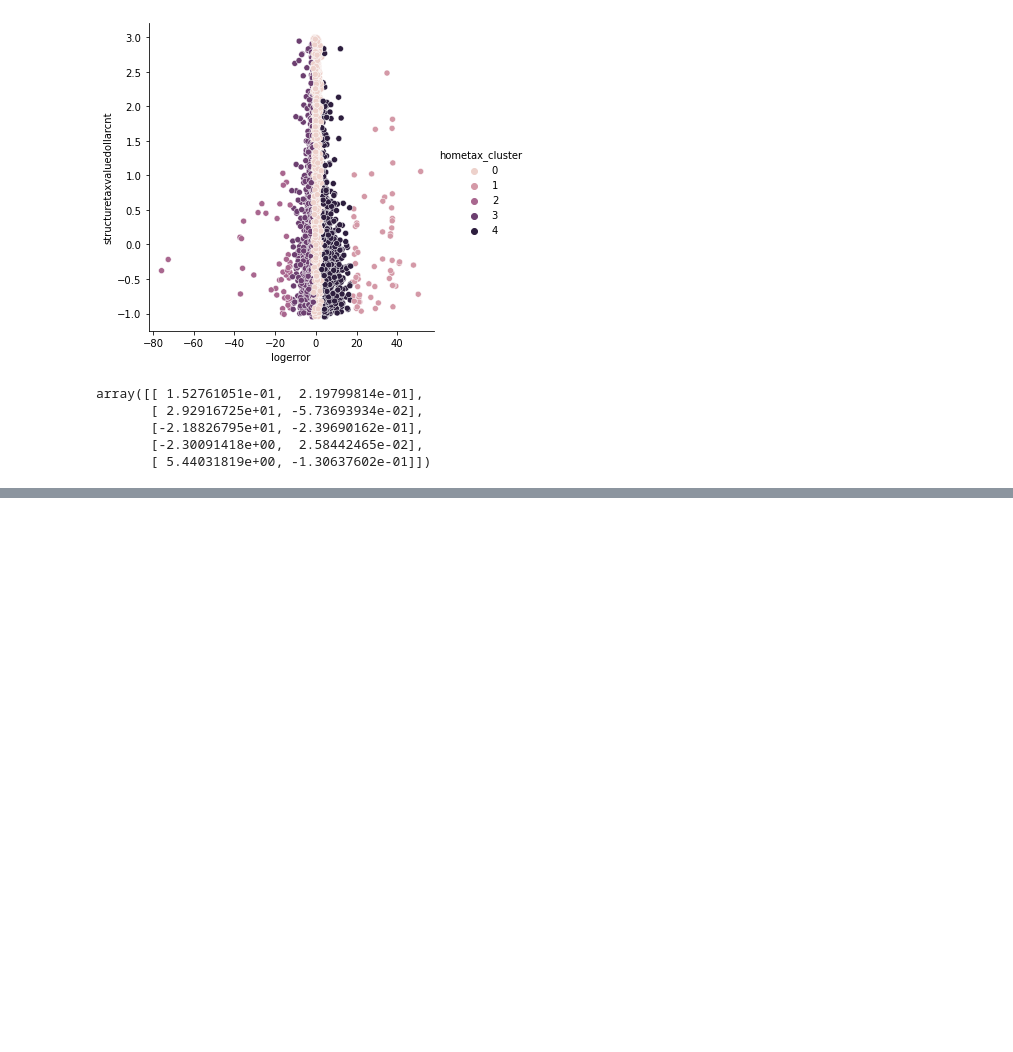
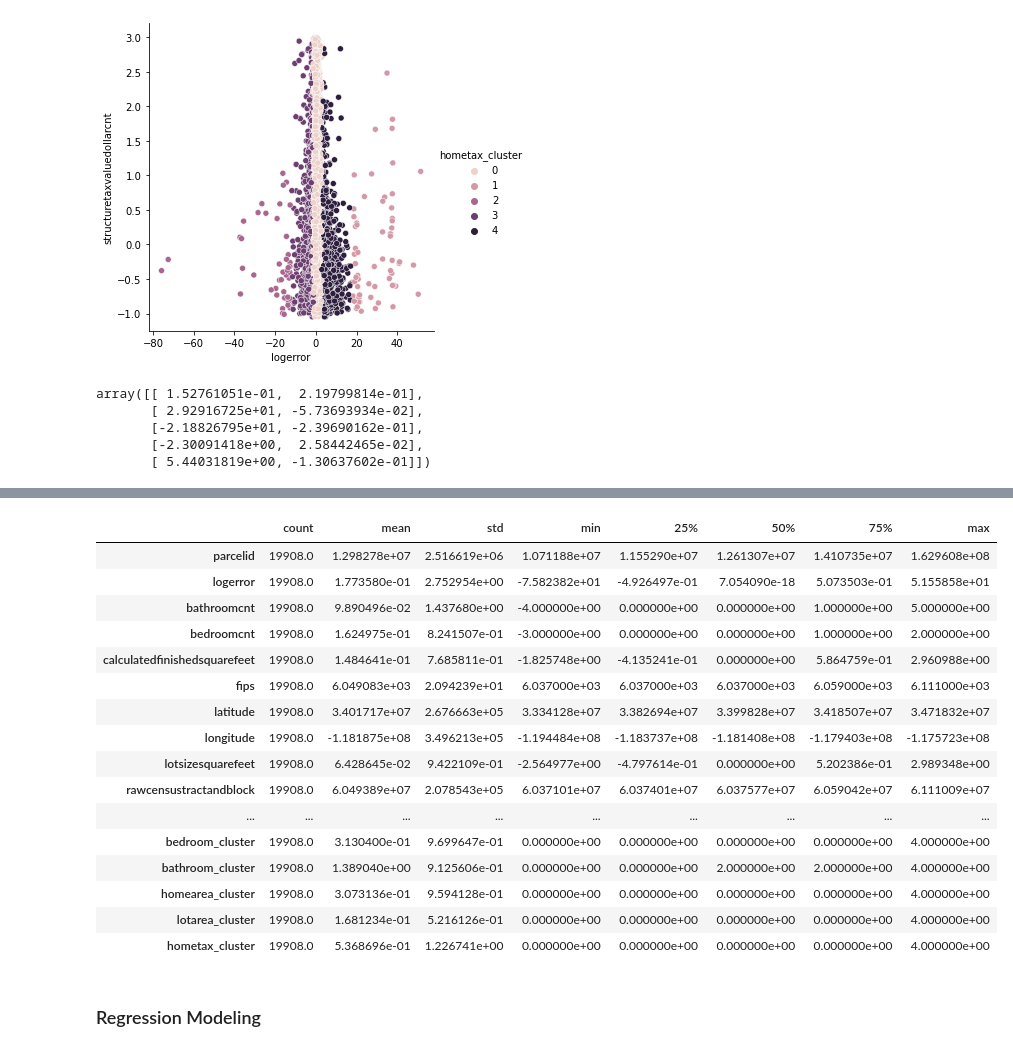
Before and after one commit to Jason-R-Turner/zillow_zestimate_errors_proj, a Jupyter notebook: Final_Notebook.ipynb, the cells around one changed output, grey strips where cells are left out. Saved outputs shown, nothing was run; the diff lists cells and outputs as text; code cells hidden in the pictures; blank space fills up the shorter version.

```diff
--- a/Final_Notebook.ipynb
+++ b/Final_Notebook.ipynb
@@ -515,0 +648,22 @@ array([[ 1.52761051e-01,  2.19799814e-01],
+# %%
+scaled_train.describe().T
+# %% [output]
+|  | count | mean | std | min | 25% | 50% | 75% | max |
+| parcelid | 19908.0 | 1.298278e+07 | 2.516619e+06 | 1.071188e+07 | 1.155290e+07 | 1.261307e+07 | 1.410735e+07 | 1.629608e+08 |
+| logerror | 19908.0 | 1.773580e-01 | 2.752954e+00 | -7.582382e+01 | -4.926497e-01 | 7.054090e-18 | 5.073503e-01 | 5.155858e+01 |
+| bathroomcnt | 19908.0 | 9.890496e-02 | 1.437680e+00 | -4.000000e+00 | 0.000000e+00 | 0.000000e+00 | 1.000000e+00 | 5.000000e+00 |
+| bedroomcnt | 19908.0 | 1.624975e-01 | 8.241507e-01 | -3.000000e+00 | 0.000000e+00 | 0.000000e+00 | 1.000000e+00 | 2.000000e+00 |
+| calculatedfinishedsquarefeet | 19908.0 | 1.484641e-01 | 7.685811e-01 | -1.825748e+00 | -4.135241e-01 | 0.000000e+00 | 5.864759e-01 | 2.960988e+00 |
+| fips | 19908.0 | 6.049083e+03 | 2.094239e+01 | 6.037000e+03 | 6.037000e+03 | 6.037000e+03 | 6.059000e+03 | 6.111000e+03 |
+| latitude | 19908.0 | 3.401717e+07 | 2.676663e+05 | 3.334128e+07 | 3.382694e+07 | 3.399828e+07 | 3.418507e+07 | 3.471832e+07 |
+| longitude | 19908.0 | -1.181875e+08 | 3.496213e+05 | -1.194484e+08 | -1.183737e+08 | -1.181408e+08 | -1.179403e+08 | -1.175723e+08 |
+| lotsizesquarefeet | 19908.0 | 6.428645e-02 | 9.422109e-01 | -2.564977e+00 | -4.797614e-01 | 0.000000e+00 | 5.202386e-01 | 2.989348e+00 |
+| rawcensustractandblock | 19908.0 | 6.049389e+07 | 2.078543e+05 | 6.037101e+07 | 6.037401e+07 | 6.037577e+07 | 6.059042e+07 | 6.111009e+07 |
+| ... | ... | ... | ... | ... | ... | ... | ... | ... |
+| bedroom_cluster | 19908.0 | 3.130400e-01 | 9.699647e-01 | 0.000000e+00 | 0.000000e+00 | 0.000000e+00 | 0.000000e+00 | 4.000000e+00 |
+| bathroom_cluster | 19908.0 | 1.389040e+00 | 9.125606e-01 | 0.000000e+00 | 0.000000e+00 | 2.000000e+00 | 2.000000e+00 | 4.000000e+00 |
+| homearea_cluster | 19908.0 | 3.073136e-01 | 9.594128e-01 | 0.000000e+00 | 0.000000e+00 | 0.000000e+00 | 0.000000e+00 | 4.000000e+00 |
+| lotarea_cluster | 19908.0 | 1.681234e-01 | 5.216126e-01 | 0.000000e+00 | 0.000000e+00 | 0.000000e+00 | 0.000000e+00 | 4.000000e+00 |
+| hometax_cluster | 19908.0 | 5.368696e-01 | 1.226741e+00 | 0.000000e+00 | 0.000000e+00 | 0.000000e+00 | 0.000000e+00 | 4.000000e+00 |
+# %% [markdown]
+### Regression Modeling
```
Also changed, not shown: parts of 60 cells of this notebook, 2 other files.
